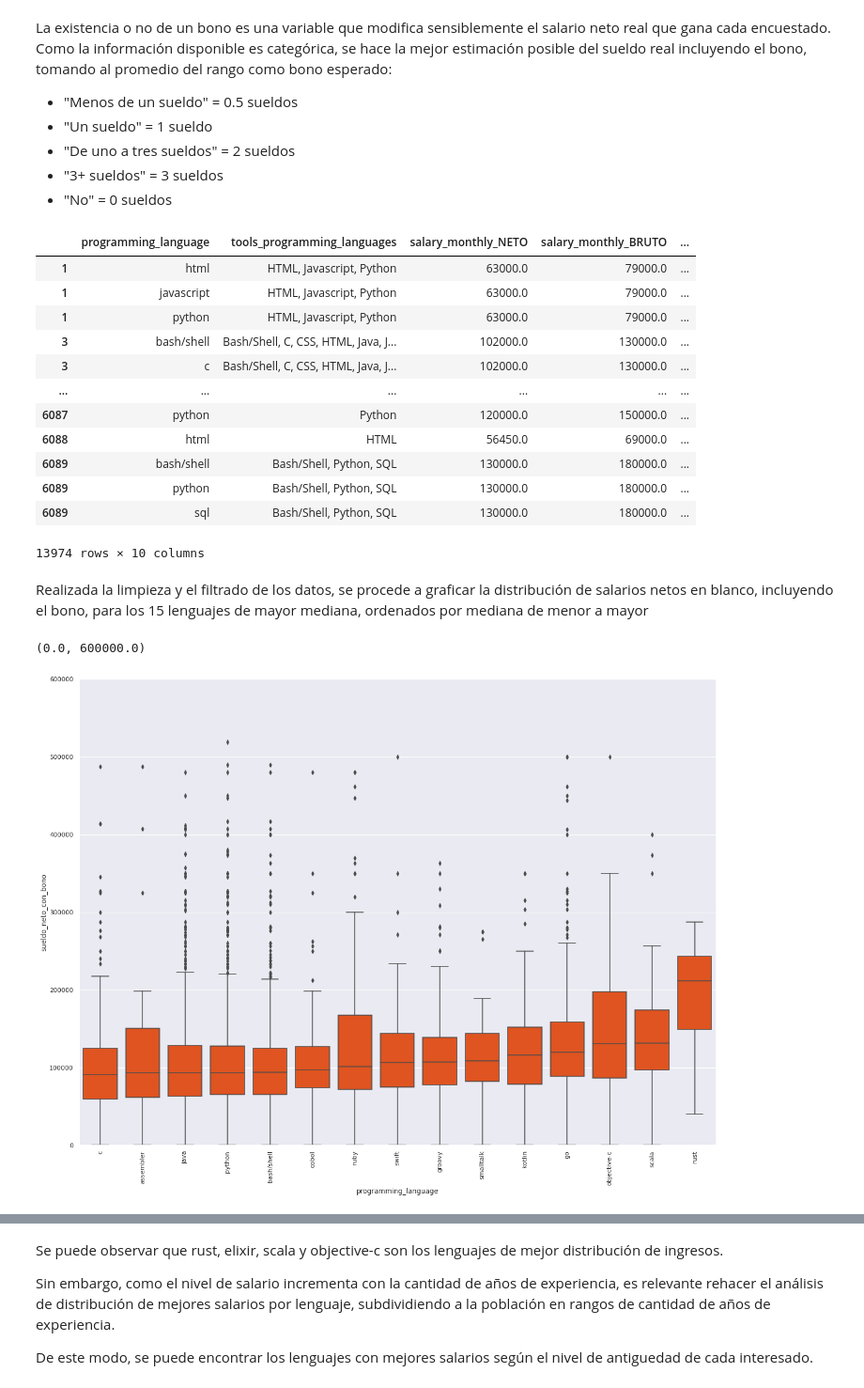
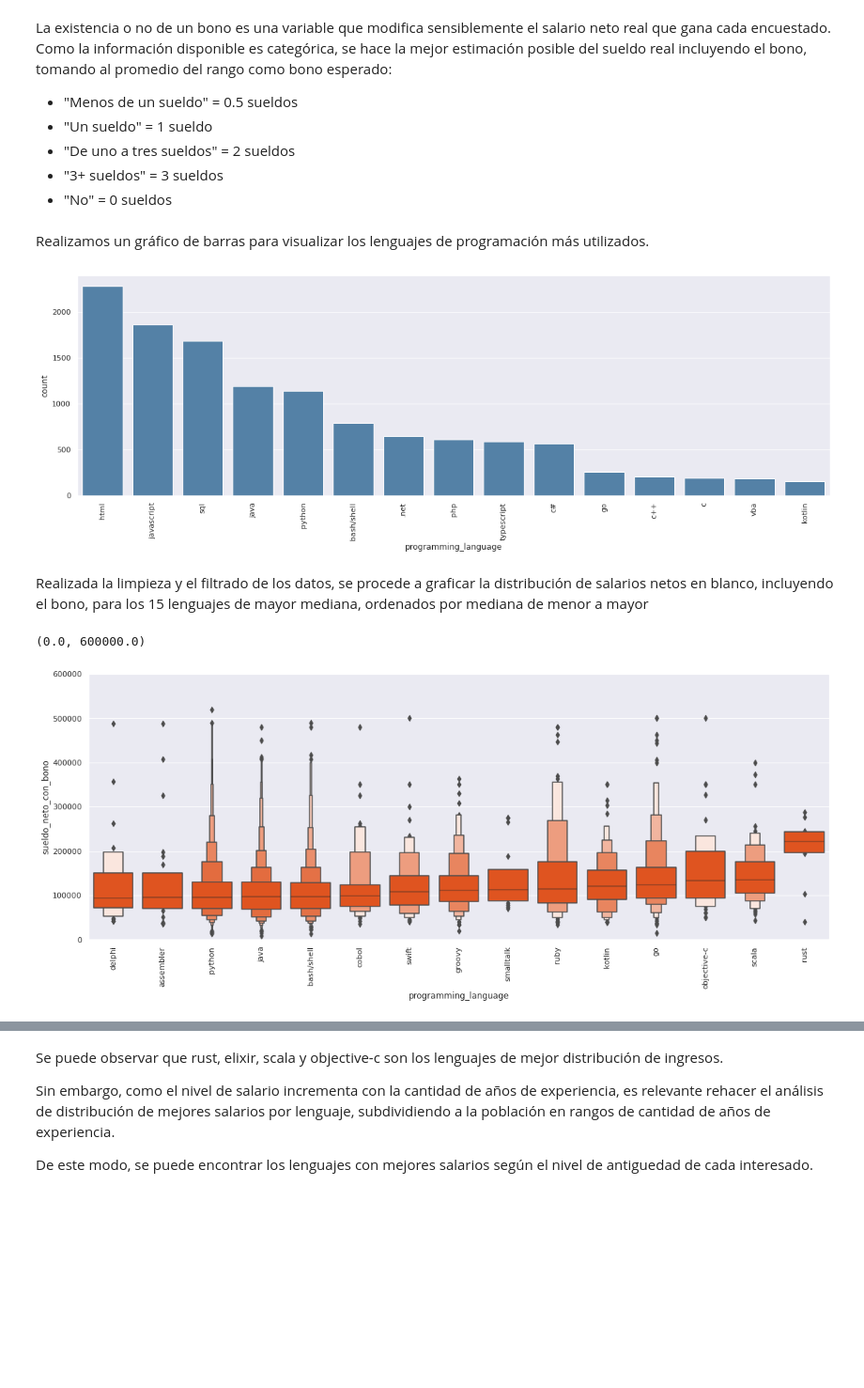
Before and after one commit to fnbellomo/DiploDatos2021, a Jupyter notebook: AyVD/Entregable_Parte_1_Final.ipynb, the cells around one changed output, grey strips where cells are left out. Shown at 94% size. Saved outputs shown, nothing was run; the diff lists cells and outputs as text; code cells hidden in the pictures; blank space fills up the shorter version.

```diff
--- a/AyVD/Entregable_Parte_1_Final.ipynb
+++ b/AyVD/Entregable_Parte_1_Final.ipynb
@@ -52,7 +64,7 @@ Para ello:
 Si lo consideran necesario, realicen varias iteraciones. Es decir, si encuentran que las distribuciones de los lenguajes de programación que seleccionaron inicialmente no son muy diferentes, pueden re-hacer el análisis usando sólo los lenguajes de programación que son diferentes.
 # %%
 # complete here if you want to include more columns
-relevant_columns = ['tools_programming_languages', 'salary_monthly_NETO', 'salary_monthly_BRUTO', 'salary_has_bonus', 'profile_years_experience']
+relevant_columns = ['tools_programming_languages', 'salary_monthly_NETO', 'salary_monthly_BRUTO', 'salary_has_bonus', 'profile_years_experience', 'work_contract_type']
 # %% [markdown]
 ### Conteo de frecuencias de los lenguajes de programación
 
@@ -251,11 +259,21 @@ df_filter.programming_language = df_filter.programming_language.replace("pl/sql"
 # Nos quedamos con los que tiene un sueldo en blanco
 df_filter = df_filter[df_filter.sueldo_en_blanco]
 
+# Hay encuestados que a pesar de haber puesto bien la relacion entre sueldo neto y bruto, se olvido de ponerlo en miles. Agregamos ceros a esos valores.
+def agrego_los_miles(sueldo):
+  if sueldo > 1000:
+    return sueldo
+  else:
+    return sueldo * 1000
+
+df_filter.salary_monthly_NETO = df_filter.salary_monthly_NETO.apply(agrego_los_miles)
+
 # Nos quedamos con los langs que tiene un conteo mayor a 10
-sort_langs = df_filter.programming_language.value_counts()
-df_filter = df_filter[df_filter.programming_language.isin(sort_langs[sort_langs > 10].index.to_list())]
+lenguajes_ordenados_cantidad = df_filter.programming_language.value_counts()
+df_filter = df_filter[df_filter.programming_language.isin(lenguajes_ordenados_cantidad[lenguajes_ordenados_cantidad > 10].index.to_list())]
 
-
+# Filtramos aquellos programadores que hacen part-time
+df_filter = df_filter[df_filter.work_contract_type != 'Part-Time']
 
 df_filter[:10]
 # %% [output]
@@ -326,20 +327,20 @@ def bono_a_sueldo(row):
 
 
 df_filter["sueldo_neto_con_bono"] = df_filter.apply(bono_a_sueldo, axis=1)
-df_filter
-# %% [output]
-|  | programming_language | tools_programming_languages | salary_monthly_NETO | salary_monthly_BRUTO | ... |
-| 1 | html | HTML, Javascript, Python | 63000.0 | 79000.0 | ... |
-| 1 | javascript | HTML, Javascript, Python | 63000.0 | 79000.0 | ... |
-| 1 | python | HTML, Javascript, Python | 63000.0 | 79000.0 | ... |
-| 3 | bash/shell | Bash/Shell, C, CSS, HTML, Java, J... | 102000.0 | 130000.0 | ... |
-| 3 | c | Bash/Shell, C, CSS, HTML, Java, J... | 102000.0 | 130000.0 | ... |
-| ... | ... | ... | ... | ... | ... |
-| 6087 | python | Python | 120000.0 | 150000.0 | ... |
-| 6088 | html | HTML | 56450.0 | 69000.0 | ... |
-| 6089 | bash/shell | Bash/Shell, Python, SQL | 130000.0 | 180000.0 | ... |
-| 6089 | python | Bash/Shell, Python, SQL | 130000.0 | 180000.0 | ... |
-| 6089 | sql | Bash/Shell, Python, SQL | 130000.0 | 180000.0 | ... |
-13974 rows × 10 columns
+# %%
+lenguajes_ordenados_mediana = df_filter.groupby('programming_language').sueldo_neto_con_bono.median().sort_values(ascending=True).index
+lenguajes_ordenados_cantidad = df_filter.programming_language.value_counts().index
+# %% [markdown]
+Realizamos un gráfico de barras para visualizar los lenguajes de programación más utilizados.
+# %%
+fig = plt.figure(figsize=(20, 6))
+chart = seaborn.countplot(
+    x=df_filter.programming_language,
+    color='steelblue',
+    order = lenguajes_ordenados_cantidad[:15],
+)
+labels = chart.set_xticklabels(chart.get_xticklabels(), rotation=90)
+# %% [output]
+[figure, added]
 # %% [markdown]
 Realizada la limpieza y el filtrado de los datos, se procede a graficar la distribución de salarios netos en blanco, incluyendo el bono, para los 15 lenguajes de mayor mediana, ordenados por mediana de menor a mayor
@@ -348,20 +347,20 @@ lang_order = df_filter.groupby('programming_language').sueldo_neto_con_bono.medi
 # %%
 langs_to_plot = 15
-plt.figure(figsize=(20, 15))
-seaborn.boxplot(
+plt.figure(figsize=(19, 7))
+seaborn.boxenplot(
     data=df_filter,
     y="sueldo_neto_con_bono",
     x="programming_language",
     color='orangered',
-    #order=sort_langs[:50],
-    order=lang_order[-langs_to_plot:],
+    #order=lenguajes_ordenados_cantidad[:50],
+    order=lenguajes_ordenados_mediana[-langs_to_plot:],
   )
 plt.ticklabel_format(style='plain', axis='y')
 plt.xticks(rotation=90)
 plt.ylim(0,600000)
 # %% [output]
 (0.0, 600000.0)
-[figure, old version]
+[figure, new version]
 # %%
 from matplotlib import cm
 %matplotlib inline
```
Also changed, not shown: parts of 14 cells of this notebook.
